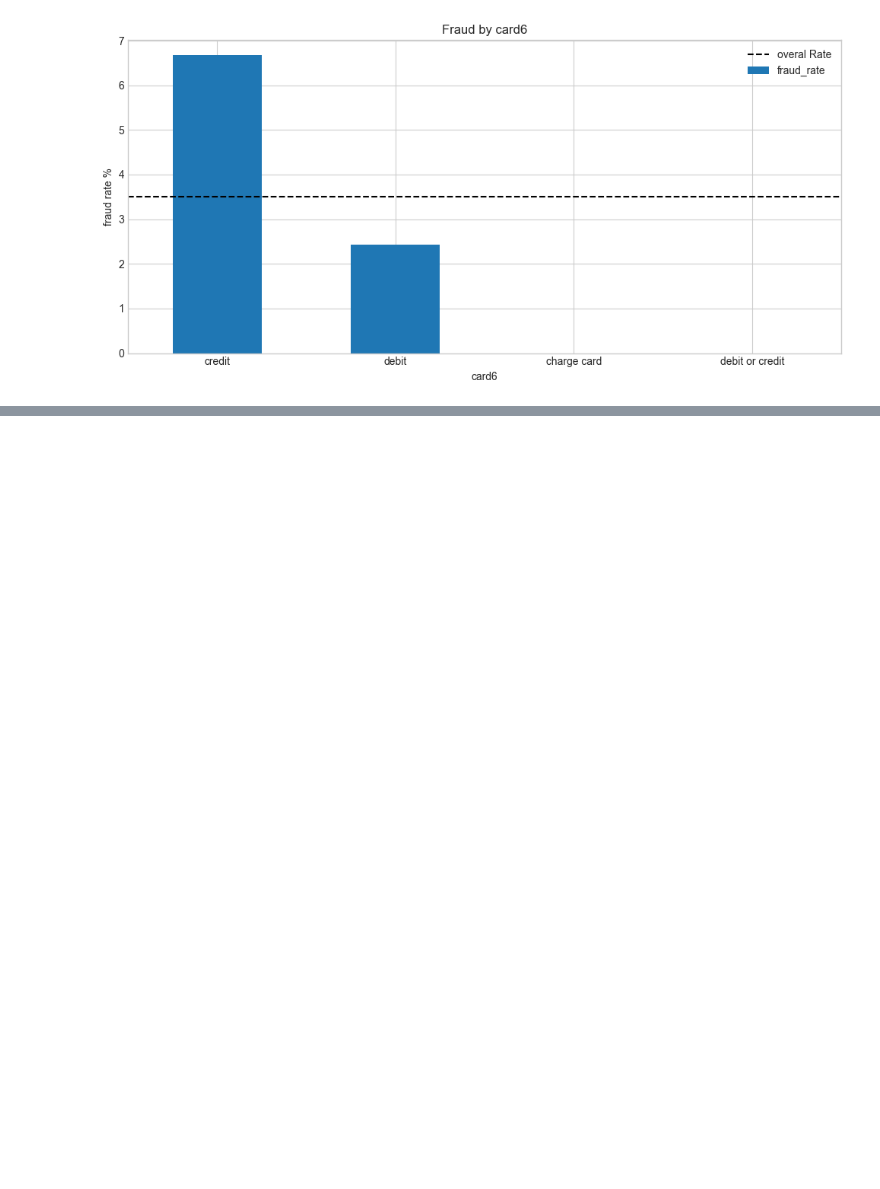
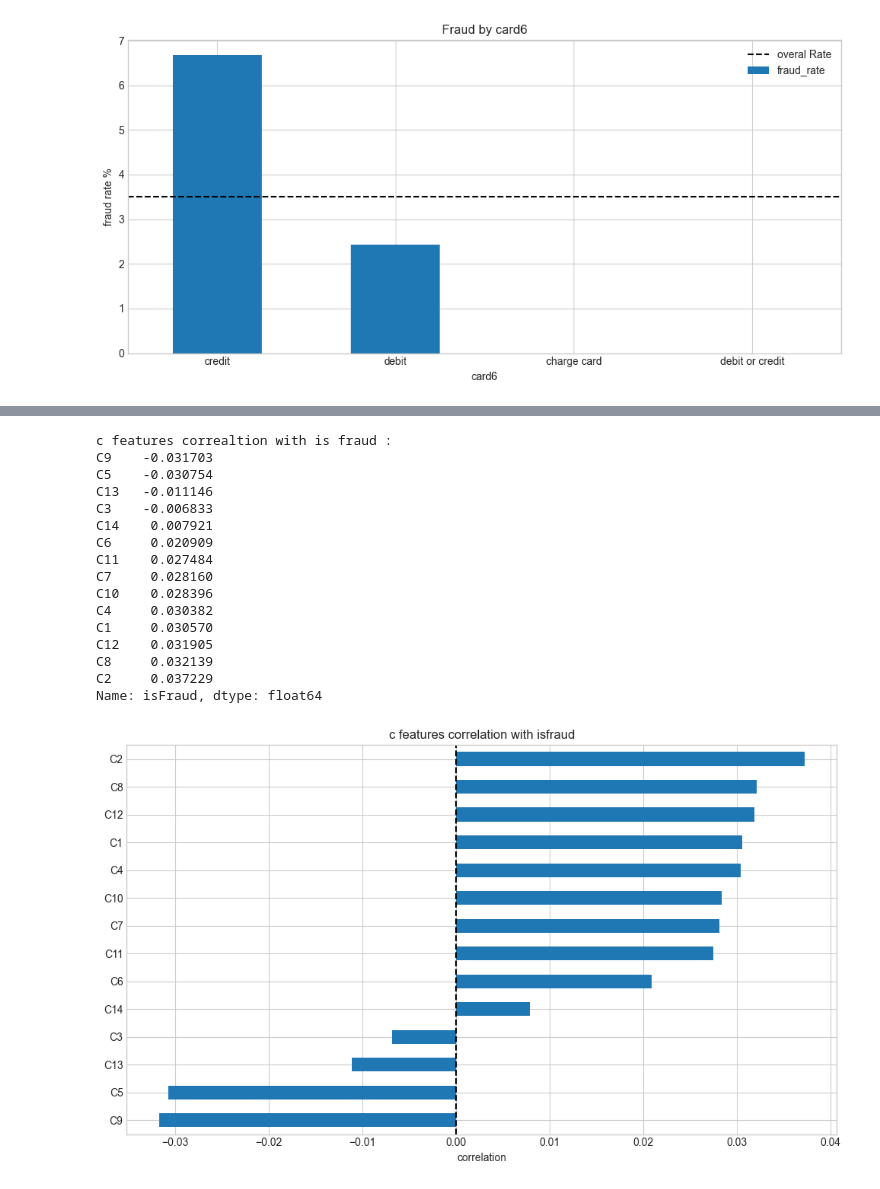
Before and after one commit to maxvyquincy9393/ieee-fraud-detection, a Jupyter notebook: notebook/02_eda_transaction.ipynb, the cells around one changed output, grey strips where cells are left out. Saved outputs shown, nothing was run; the diff lists cells and outputs as text; code cells hidden in the pictures; blank space fills up the shorter version.

Commit message:
add c corr with is fraud visualize

```diff
--- a/notebook/02_eda_transaction.ipynb
+++ b/notebook/02_eda_transaction.ipynb
@@ -170,0 +214,8 @@ debit or credit    0.000000      30
+# %%
+# convert categorical to string for comparsion
+train['email_match'] = (
+    train['P_emaildomain'].astype(str) == train['R_emaildomain'].astype(str)
+).fillna(False)
+
+email_match_fraud = train.groupby('email_match')['isFraud'].mean() * 100
+print(email_match_fraud)
@@ -170,0 +229,5 @@ debit or credit    0.000000      30
+# %%
+c_cols = [f'C{i}' for i in range (1,15)]
+
+print('Count Feature')
+print(train[c_cols].describe())
@@ -170,0 +252,33 @@ debit or credit    0.000000      30
+# %%
+# correlation of c features with fraud
+c_corr = train[c_cols + ['isFraud']].corr()['isFraud'].drop('isFraud').sort_values()
+
+print('c features correaltion with is fraud :')
+print(c_corr)
+
+# visualize
+fig, ax = plt.subplots(figsize=(10,6))
+c_corr.plot(kind='barh', ax=ax)
+ax.set_title('c features correlation with isfraud')
+ax.set_xlabel('correlation')
+ax.axvline(x=0, color='black', linestyle='--')
+plt.tight_layout()
+plt.show()
+# %% [output]
+c features correaltion with is fraud :
+C9    -0.031703
+C5    -0.030754
+C13   -0.011146
+C3    -0.006833
+C14    0.007921
+C6     0.020909
+C11    0.027484
+C7     0.028160
+C10    0.028396
+C4     0.030382
+C1     0.030570
+C12    0.031905
+C8     0.032139
+C2     0.037229
+Name: isFraud, dtype: float64
+[figure, added]
```
Also changed, not shown: parts of 6 cells of this notebook.
